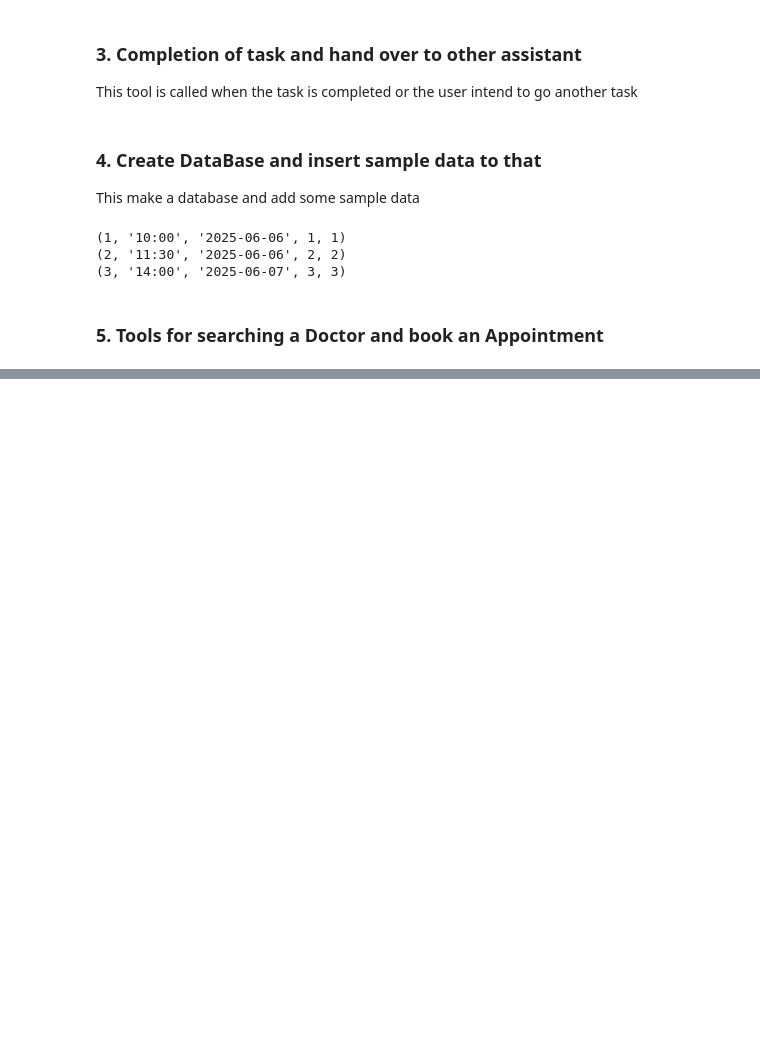
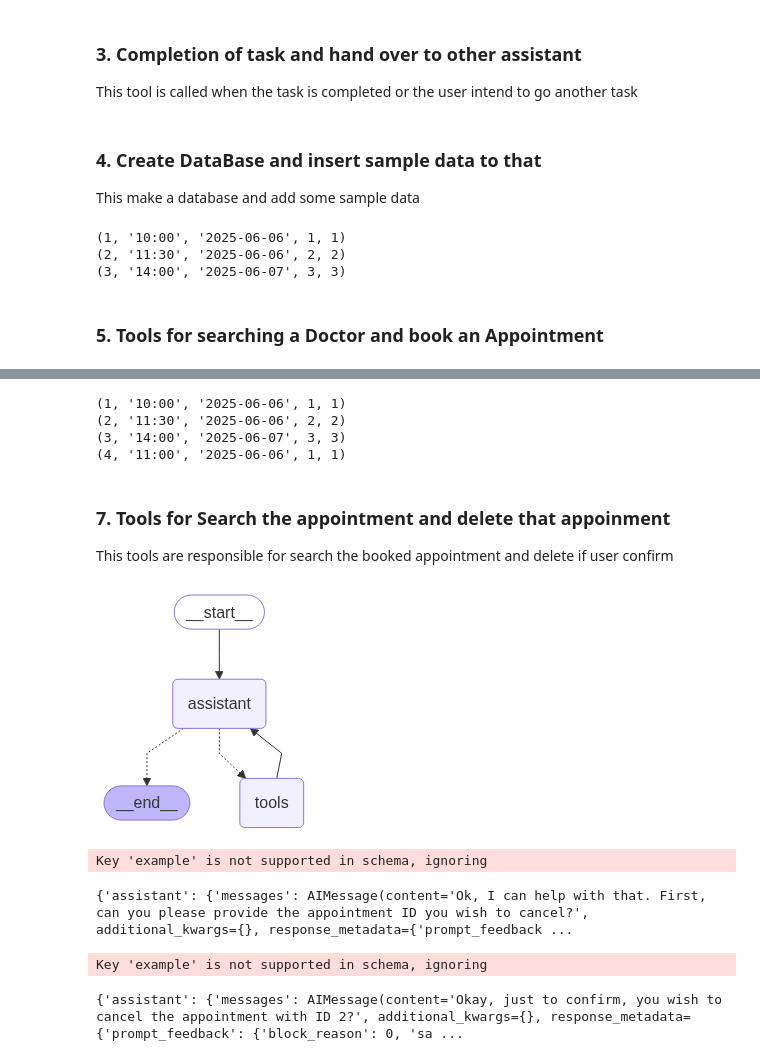
Before and after one commit to JHansiduYapa/Multi-Agent-System-for-Healthcare-Appointment-Booking, a Jupyter notebook: v2-agent/v2.1-agent.ipynb, the cells around one changed output, grey strips where cells are left out. Drawn from its saved outputs; the diff is of its cells as text; code cells hidden in the pictures; blank space fills up the shorter version.

```diff
--- a/v2-agent/v2.1-agent.ipynb
+++ b/v2-agent/v2.1-agent.ipynb
@@ -319,0 +433,17 @@ from langgraph.prebuilt import tools_condition
+# %%
+# check whether the database is updated
+
+conn = sqlite3.connect(DB_PATH)
+cursor = conn.cursor()
+
+for row in cursor.execute("SELECT * FROM Appointment"):
+    print(row)
+# %% [output]
+(1, '10:00', '2025-06-06', 1, 1)
+(2, '11:30', '2025-06-06', 2, 2)
+(3, '14:00', '2025-06-07', 3, 3)
+(4, '11:00', '2025-06-06', 1, 1)
+# %% [markdown]
+### 7. Tools for Search the appointment and delete that appoinment
+
+This tools are responsible for search the booked appointment and delete if user confirm
@@ -319,0 +546,36 @@ from langgraph.prebuilt import tools_condition
+# %%
+# make the graph responsible for cancel the appointment
+graph_builder_cancel = StateGraph(State)
+
+graph_builder_cancel.add_node("tools", ToolNode(cancel_appointment_tools))
+graph_builder_cancel.add_node("assistant", Assistant(cancel_appointment_runnable))
+graph_builder_cancel.add_edge("tools", "assistant")
+graph_builder_cancel.add_conditional_edges("assistant", tools_condition)
+graph_builder_cancel.set_entry_point("assistant")
+
+memory_cancel = MemorySaver()
+graph_cancel = graph_builder_cancel.compile(checkpointer=memory_cancel)
+
+from IPython.display import Image, display
+
+try:
+    display(Image(graph_cancel.get_graph().draw_mermaid_png()))
+except Exception:
+    pass
+# %% [output]
+[figure, added]
+# %%
+thread = {"configurable": {"thread_id": "2"}}
+inputs = {"messages": [{"role": "user", "content": "I want to cancel my appoinment with Dr.Smith"}]}
+for chunk in graph_cancel.stream(inputs, thread, stream_mode="updates"):
+    print(chunk)
+# %% [output]
+Key 'example' is not supported in schema, ignoring
+{'assistant': {'messages': AIMessage(content='Ok, I can help with that. First, can you please provide the appointment ID you wish to cancel?', additional_kwargs={}, response_metadata={'prompt_feedback ...
+# %%
+inputs = {"messages": [{"role": "user", "content": "My id is 2"}]}
+for chunk in graph_cancel.stream(inputs, thread, stream_mode="updates"):
+    print(chunk)
+# %% [output]
+Key 'example' is not supported in schema, ignoring
+{'assistant': {'messages': AIMessage(content='Okay, just to confirm, you wish to cancel the appointment with ID 2?', additional_kwargs={}, response_metadata={'prompt_feedback': {'block_reason': 0, 'sa ...
```
Also changed, not shown: parts of 16 cells of this notebook.
